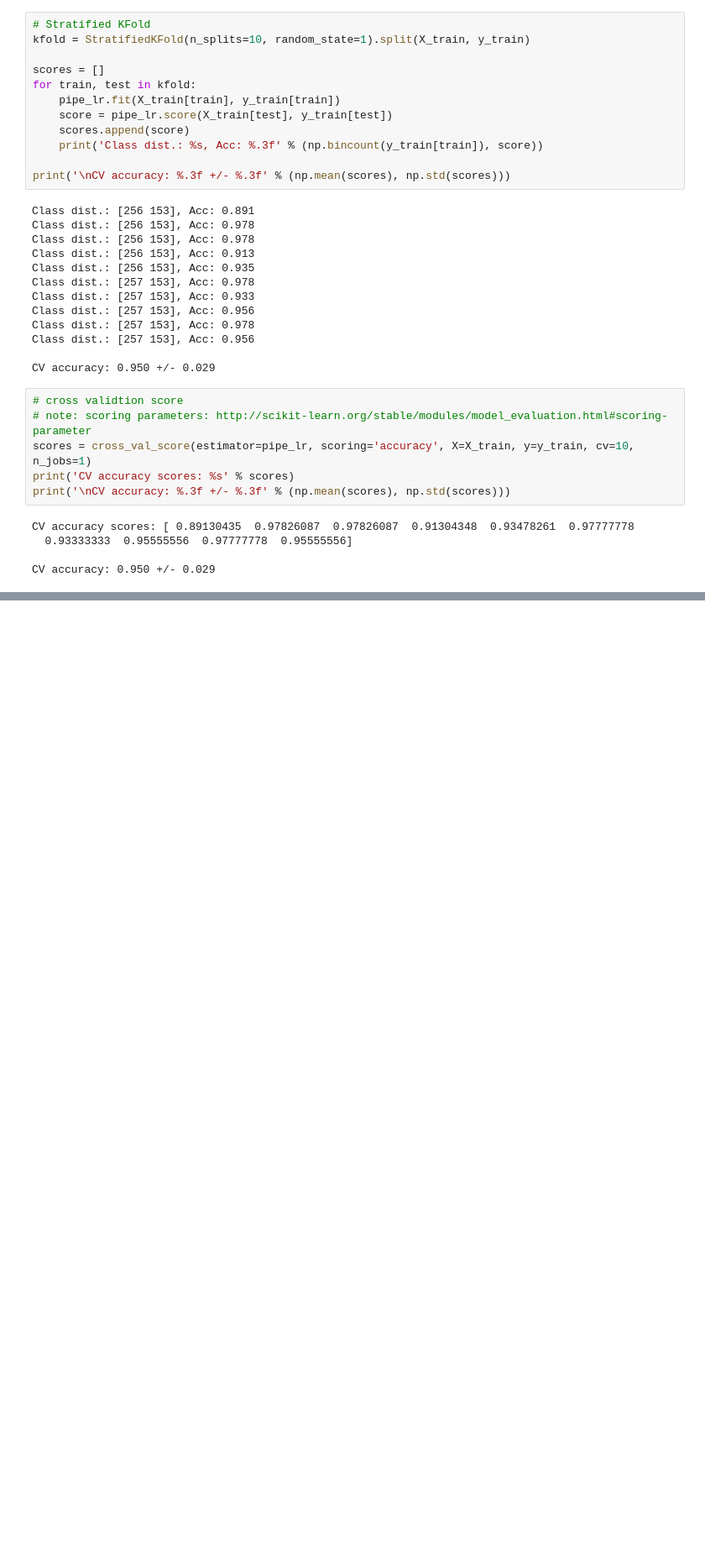
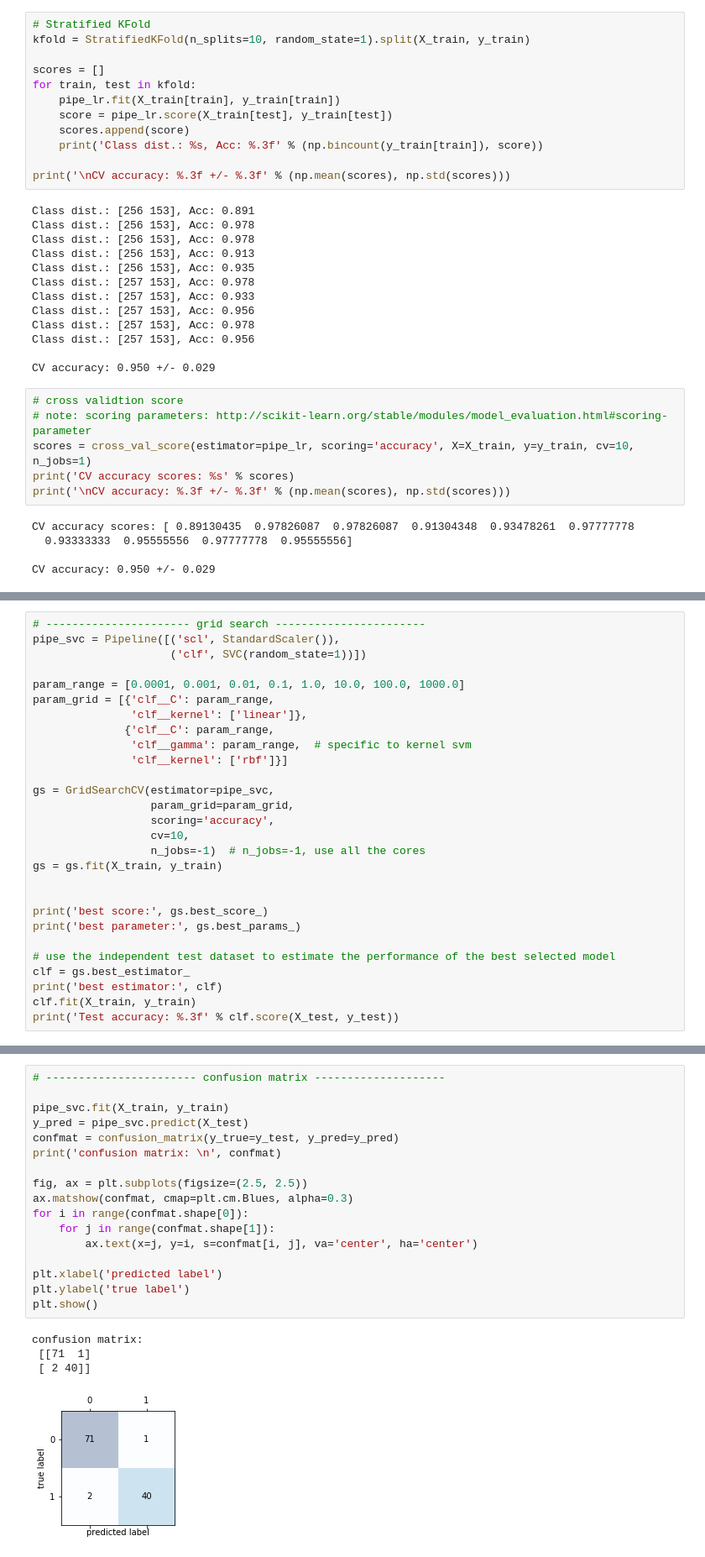
Before and after one commit to rarezhang/python_machine_learning, a Jupyter notebook: ch06_model_evaluation_hyperparameter_tuning/ch06_model_evaluation_hyperparameter_tuning.ipynb, the cells around one changed output, grey strips where cells are left out. Shown: that part at 84% size. Drawn from its saved outputs; the diff is of its cells as text; blank space fills up the shorter version.

```diff
--- a/ch06_model_evaluation_hyperparameter_tuning/ch06_model_evaluation_hyperparameter_tuning.ipynb
+++ b/ch06_model_evaluation_hyperparameter_tuning/ch06_model_evaluation_hyperparameter_tuning.ipynb
@@ -88,0 +185,28 @@ CV accuracy: 0.950 +/- 0.029
+# %%
+# ---------------------- grid search -----------------------
+pipe_svc = Pipeline([('scl', StandardScaler()),
+                     ('clf', SVC(random_state=1))])
+
+param_range = [0.0001, 0.001, 0.01, 0.1, 1.0, 10.0, 100.0, 1000.0]
+param_grid = [{'clf__C': param_range,
+               'clf__kernel': ['linear']},
+              {'clf__C': param_range,
+               'clf__gamma': param_range,  # specific to kernel svm
+               'clf__kernel': ['rbf']}]
+
+gs = GridSearchCV(estimator=pipe_svc,
+                  param_grid=param_grid,
+                  scoring='accuracy',
+                  cv=10,
+                  n_jobs=-1)  # n_jobs=-1, use all the cores
+gs = gs.fit(X_train, y_train)
+
+
+print('best score:', gs.best_score_)
+print('best parameter:', gs.best_params_)
+
+# use the independent test dataset to estimate the performance of the best selected model
+clf = gs.best_estimator_
+print('best estimator:', clf)
+clf.fit(X_train, y_train)
+print('Test accuracy: %.3f' % clf.score(X_test, y_test))
@@ -88,0 +256,22 @@ CV accuracy: 0.950 +/- 0.029
+# %%
+# ----------------------- confusion matrix --------------------
+
+pipe_svc.fit(X_train, y_train)
+y_pred = pipe_svc.predict(X_test)
+confmat = confusion_matrix(y_true=y_test, y_pred=y_pred)
+print('confusion matrix: \n', confmat)
+
+fig, ax = plt.subplots(figsize=(2.5, 2.5))
+ax.matshow(confmat, cmap=plt.cm.Blues, alpha=0.3)
+for i in range(confmat.shape[0]):
+    for j in range(confmat.shape[1]):
+        ax.text(x=j, y=i, s=confmat[i, j], va='center', ha='center')
+
+plt.xlabel('predicted label')
+plt.ylabel('true label')
+plt.show()
+# %% [output]
+confusion matrix:
+ [[71  1]
+ [ 2 40]]
+[figure, added]
```
Also changed, not shown: parts of 8 cells of this notebook, 1 other file.
